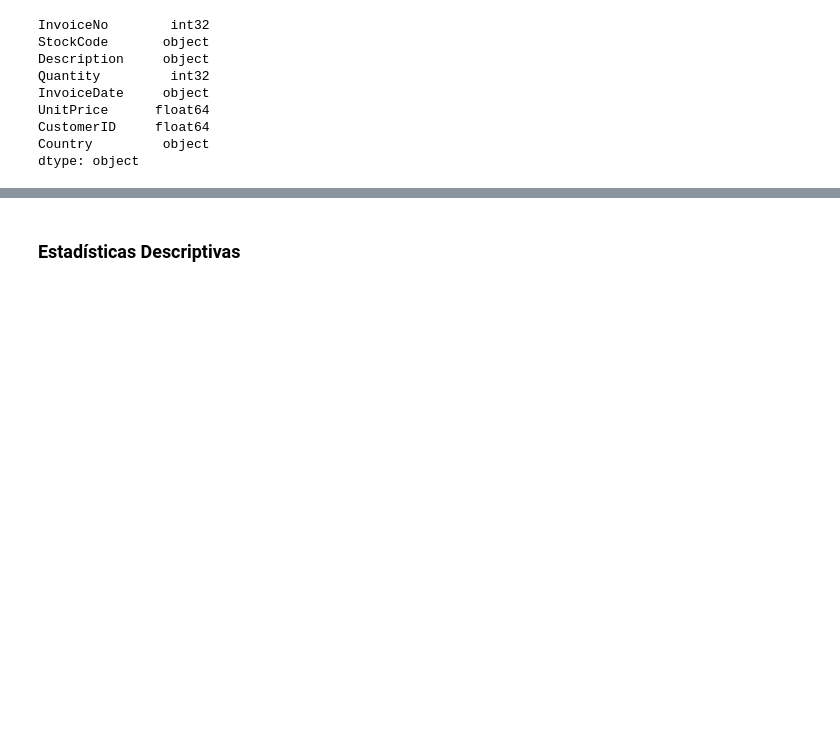
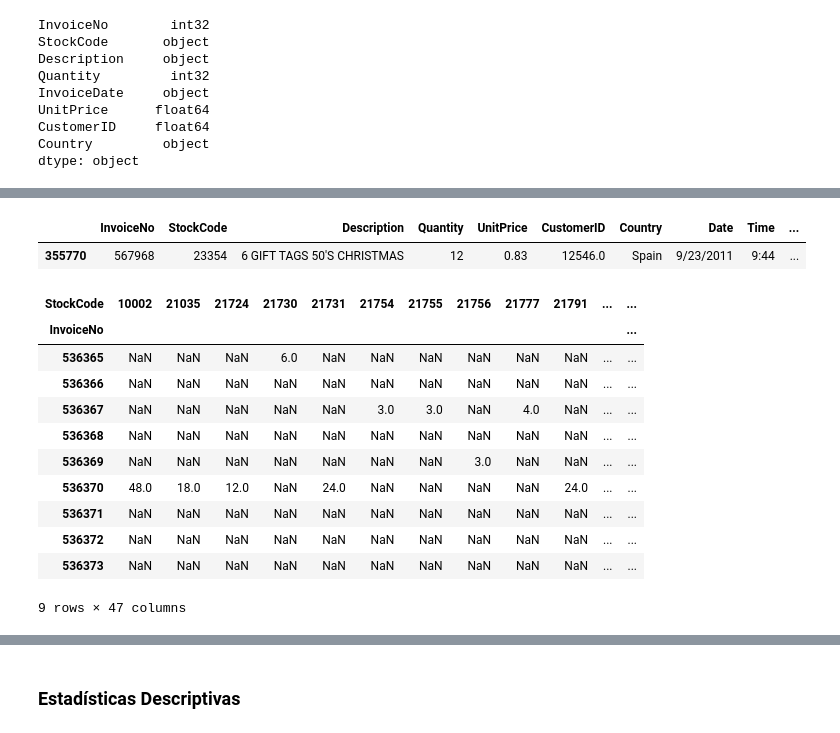
Before and after one commit to HuGod-codes/torricos-hugo, a Jupyter notebook: Actividad1/actividad1.ipynb, the cells around one changed output, grey strips where cells are left out. Drawn from its saved outputs; the diff is of its cells as text; code cells hidden in the pictures; blank space fills up the shorter version.

```diff
--- a/Actividad1/actividad1.ipynb
+++ b/Actividad1/actividad1.ipynb
@@ -117,0 +184,22 @@ df2.to_csv('new_ecommerce_data.csv', index=False)
+# %%
+df2.sample()
+# %% [output]
+|  | InvoiceNo | StockCode | Description | Quantity | UnitPrice | CustomerID | Country | Date | Time | ... |
+| 355770 | 567968 | 23354 | 6 GIFT TAGS 50'S CHRISTMAS | 12 | 0.83 | 12546.0 | Spain | 9/23/2011 | 9:44 | ... |
+# %%
+df3 = df2.dropna()
+df3 = df3[:50]
+df3.pivot(index='InvoiceNo',columns='StockCode',values='Quantity')
+# %% [output]
+| StockCode | 10002 | 21035 | 21724 | 21730 | 21731 | 21754 | 21755 | 21756 | 21777 | 21791 | ... | ... |
+| InvoiceNo |  |  |  |  |  |  |  |  |  |  |  | ... |
+| 536365 | NaN | NaN | NaN | 6.0 | NaN | NaN | NaN | NaN | NaN | NaN | ... | ... |
+| 536366 | NaN | NaN | NaN | NaN | NaN | NaN | NaN | NaN | NaN | NaN | ... | ... |
+| 536367 | NaN | NaN | NaN | NaN | NaN | 3.0 | 3.0 | NaN | 4.0 | NaN | ... | ... |
+| 536368 | NaN | NaN | NaN | NaN | NaN | NaN | NaN | NaN | NaN | NaN | ... | ... |
+| 536369 | NaN | NaN | NaN | NaN | NaN | NaN | NaN | 3.0 | NaN | NaN | ... | ... |
+| 536370 | 48.0 | 18.0 | 12.0 | NaN | 24.0 | NaN | NaN | NaN | NaN | 24.0 | ... | ... |
+| 536371 | NaN | NaN | NaN | NaN | NaN | NaN | NaN | NaN | NaN | NaN | ... | ... |
+| 536372 | NaN | NaN | NaN | NaN | NaN | NaN | NaN | NaN | NaN | NaN | ... | ... |
+| 536373 | NaN | NaN | NaN | NaN | NaN | NaN | NaN | NaN | NaN | NaN | ... | ... |
+9 rows × 47 columns
```
Also changed, not shown: parts of 27 cells of this notebook, 6 other files.
